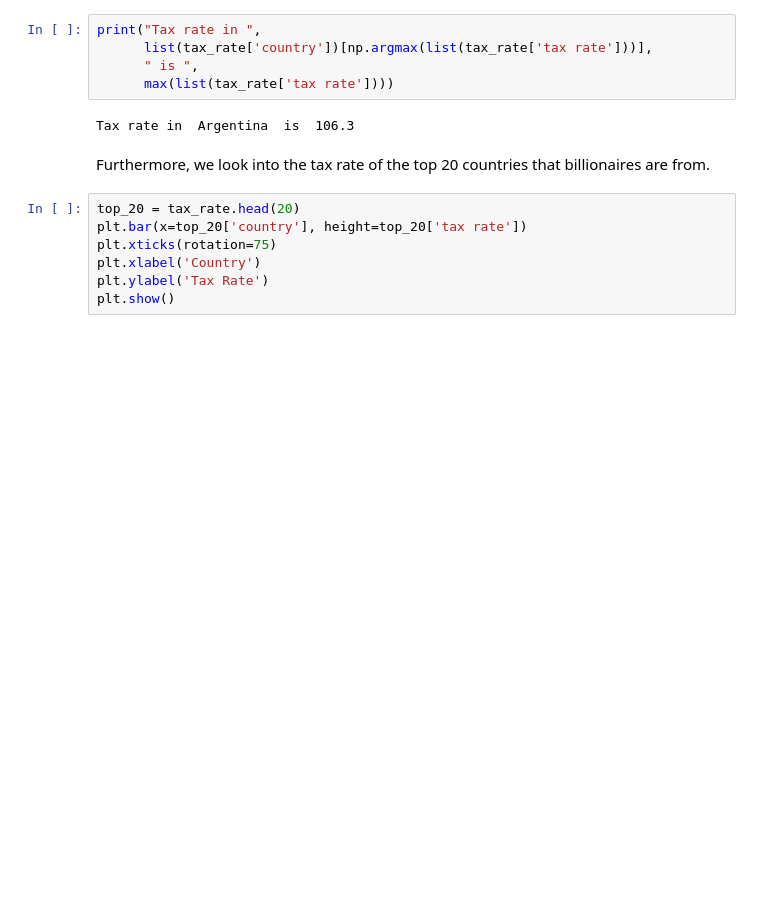
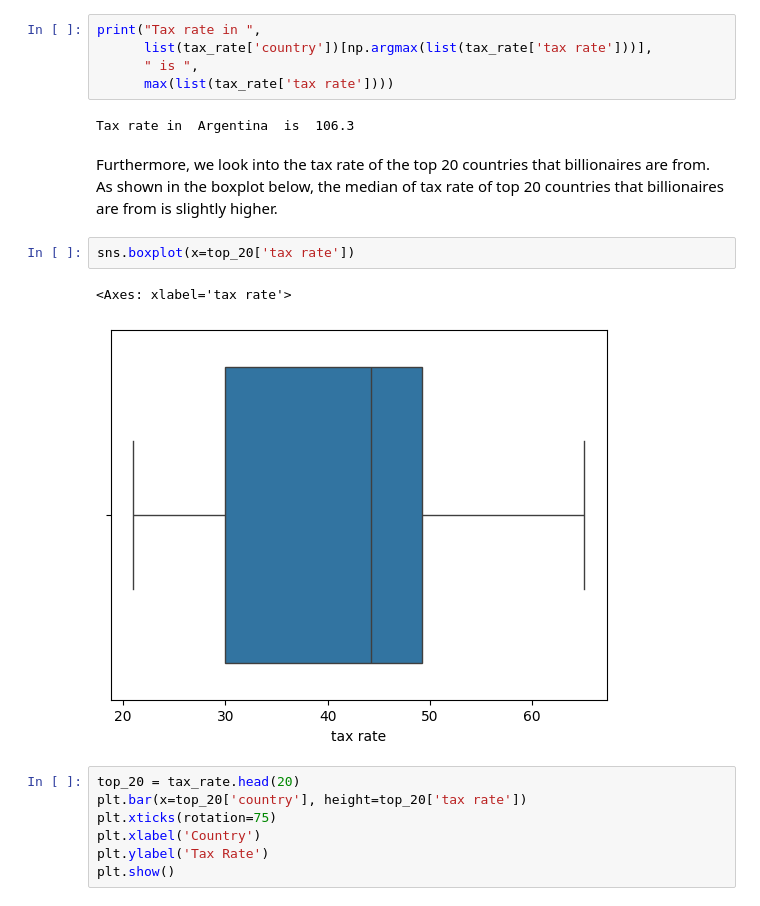
Before and after one commit to jteh188/Billionaires-Statistics-Data-Analysis, a Jupyter notebook: EDACheckpoint_Group026_WI24.ipynb, the cells around one changed output. Cells and saved outputs as stored; diff of their text form; blank space fills up the shorter version.

```diff
--- a/EDACheckpoint_Group026_WI24.ipynb
+++ b/EDACheckpoint_Group026_WI24.ipynb
@@ -403,7 +406,12 @@ print("Tax rate in ",
 # %% [output]
 Tax rate in  Argentina  is  106.3
 # %% [markdown]
-Furthermore, we look into the tax rate of the top 20 countries that billionaires are from.
+Furthermore, we look into the tax rate of the top 20 countries that billionaires are from. As shown in the boxplot below, the median of tax rate of top 20 countries that billionaires are from is slightly higher.
+# %%
+sns.boxplot(x=top_20['tax rate'])
+# %% [output]
+<Axes: xlabel='tax rate'>
+[figure, added]
 # %%
 top_20 = tax_rate.head(20)
 plt.bar(x=top_20['country'], height=top_20['tax rate'])
```
Also changed, not shown: parts of 1 cell of this notebook.
